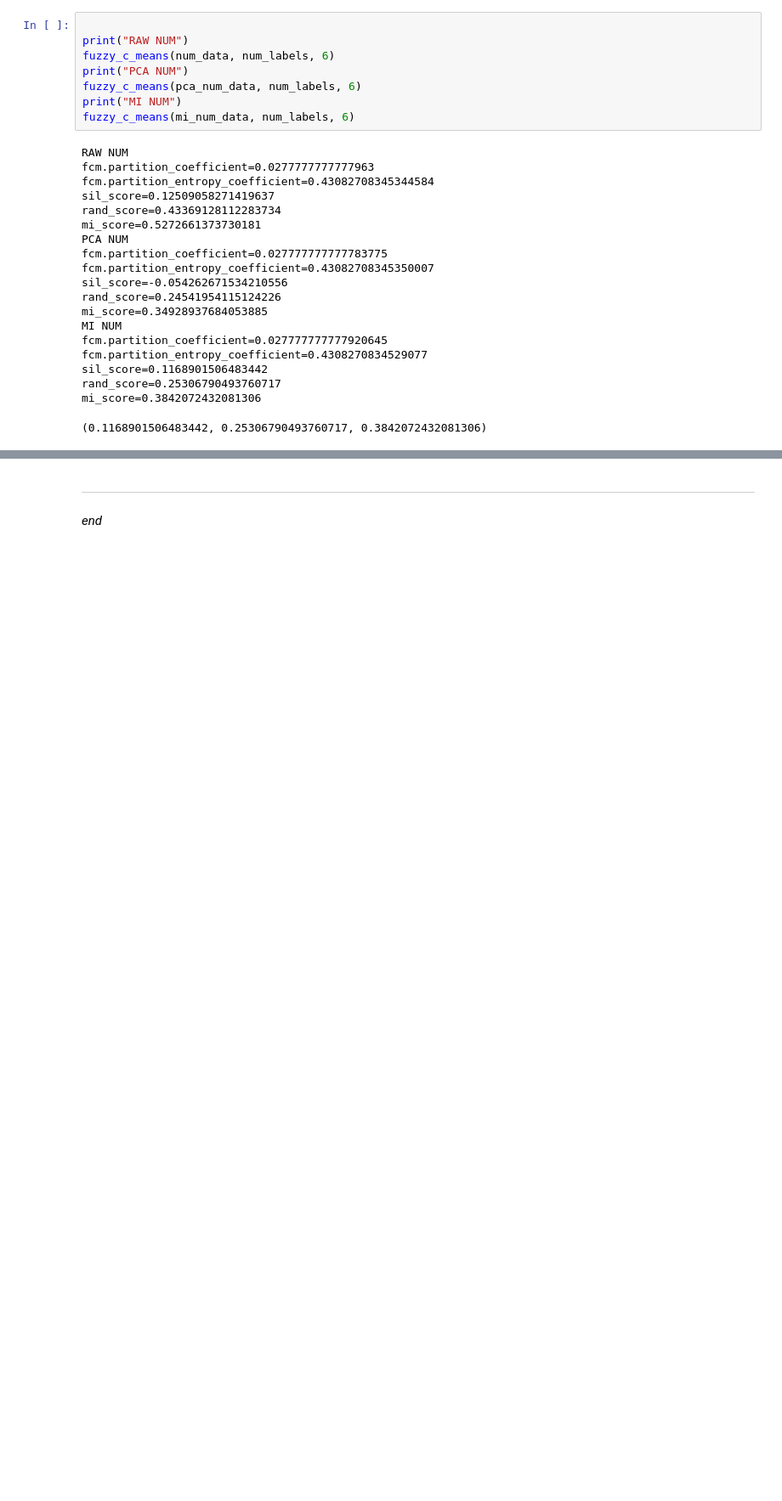
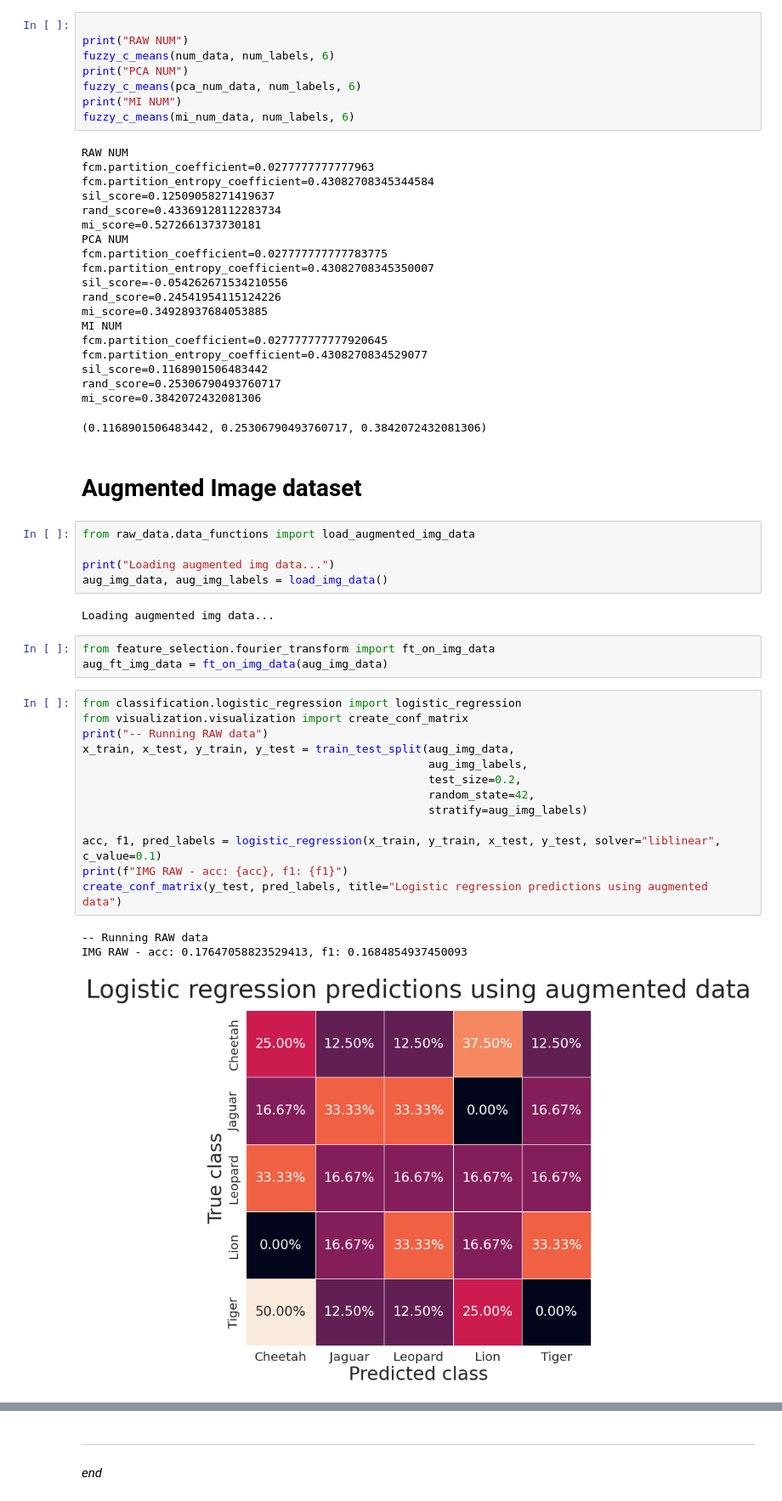
Before and after one commit to BorisWinter/pattern-recognition-a2, a Jupyter notebook: main.ipynb, the cells around one changed output, grey strips where cells are left out. Shown: that part at 85% size. Drawn from its saved outputs; the diff is of its cells as text; blank space fills up the shorter version.

Commit message:
Finished data augmentation

```diff
--- a/main.ipynb
+++ b/main.ipynb
@@ -622,3 +621,32 @@ sil_score=0.1168901506483442
 rand_score=0.25306790493760717
 mi_score=0.3842072432081306
 (0.1168901506483442, 0.25306790493760717, 0.3842072432081306)
+# %% [markdown]
+# Augmented Image dataset
+# %%
+from raw_data.data_functions import load_augmented_img_data
+
+print("Loading augmented img data...")
+aug_img_data, aug_img_labels = load_img_data()
+# %% [output]
+Loading augmented img data...
+# %%
+from feature_selection.fourier_transform import ft_on_img_data
+aug_ft_img_data = ft_on_img_data(aug_img_data)
+# %%
+from classification.logistic_regression import logistic_regression
+from visualization.visualization import create_conf_matrix
+print("-- Running RAW data")
+x_train, x_test, y_train, y_test = train_test_split(aug_img_data,
+                                                    aug_img_labels,
+                                                    test_size=0.2,
+                                                    random_state=42,
+                                                    stratify=aug_img_labels)
+
+acc, f1, pred_labels = logistic_regression(x_train, y_train, x_test, y_test, solver="liblinear", c_value=0.1)
+print(f"IMG RAW - acc: {acc}, f1: {f1}")
+create_conf_matrix(y_test, pred_labels, title="Logistic regression predictions using augmented data")
+# %% [output]
+-- Running RAW data
+IMG RAW - acc: 0.17647058823529413, f1: 0.1684854937450093
+[figure, added]
```
Also changed, not shown: parts of 2 cells of this notebook, 3 other files.
